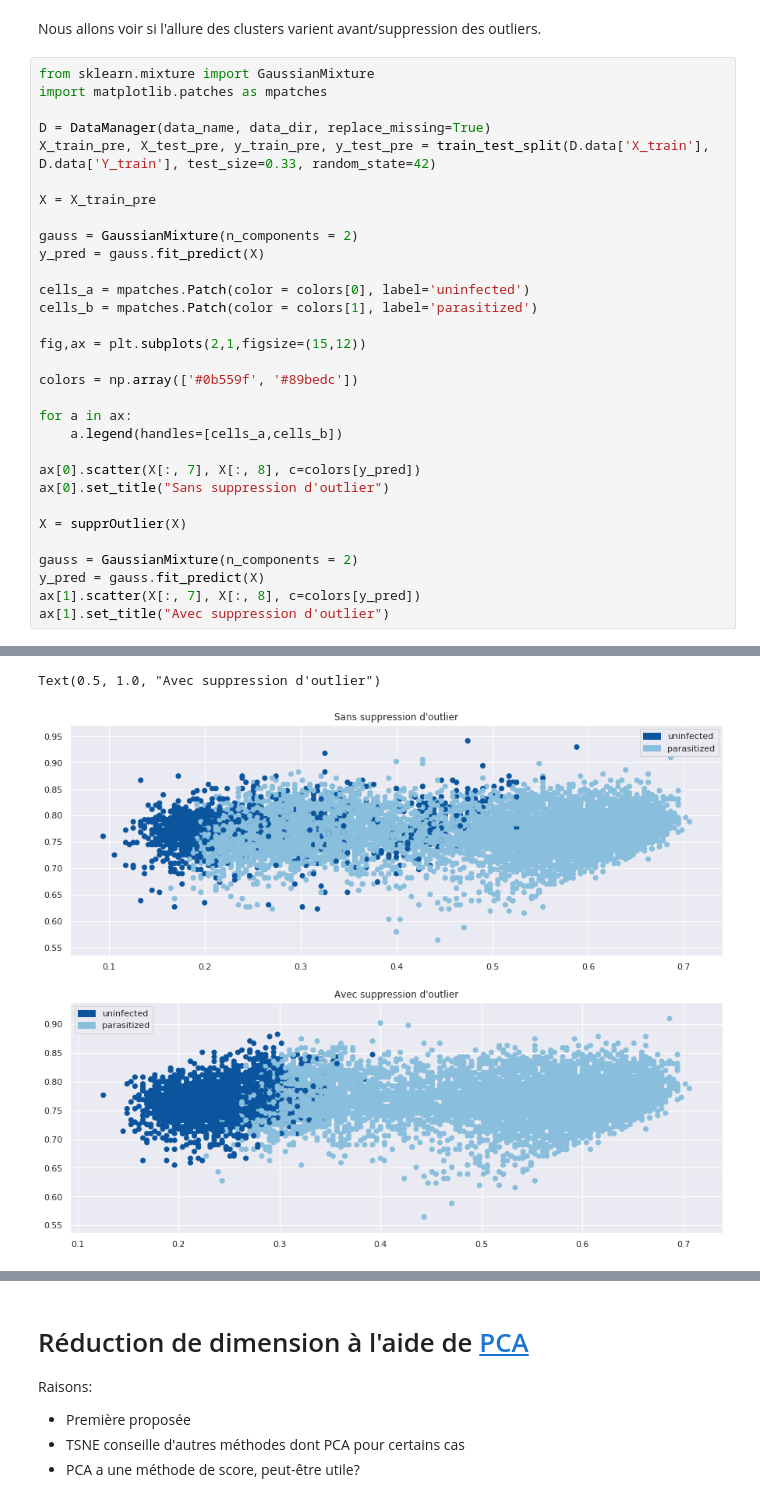
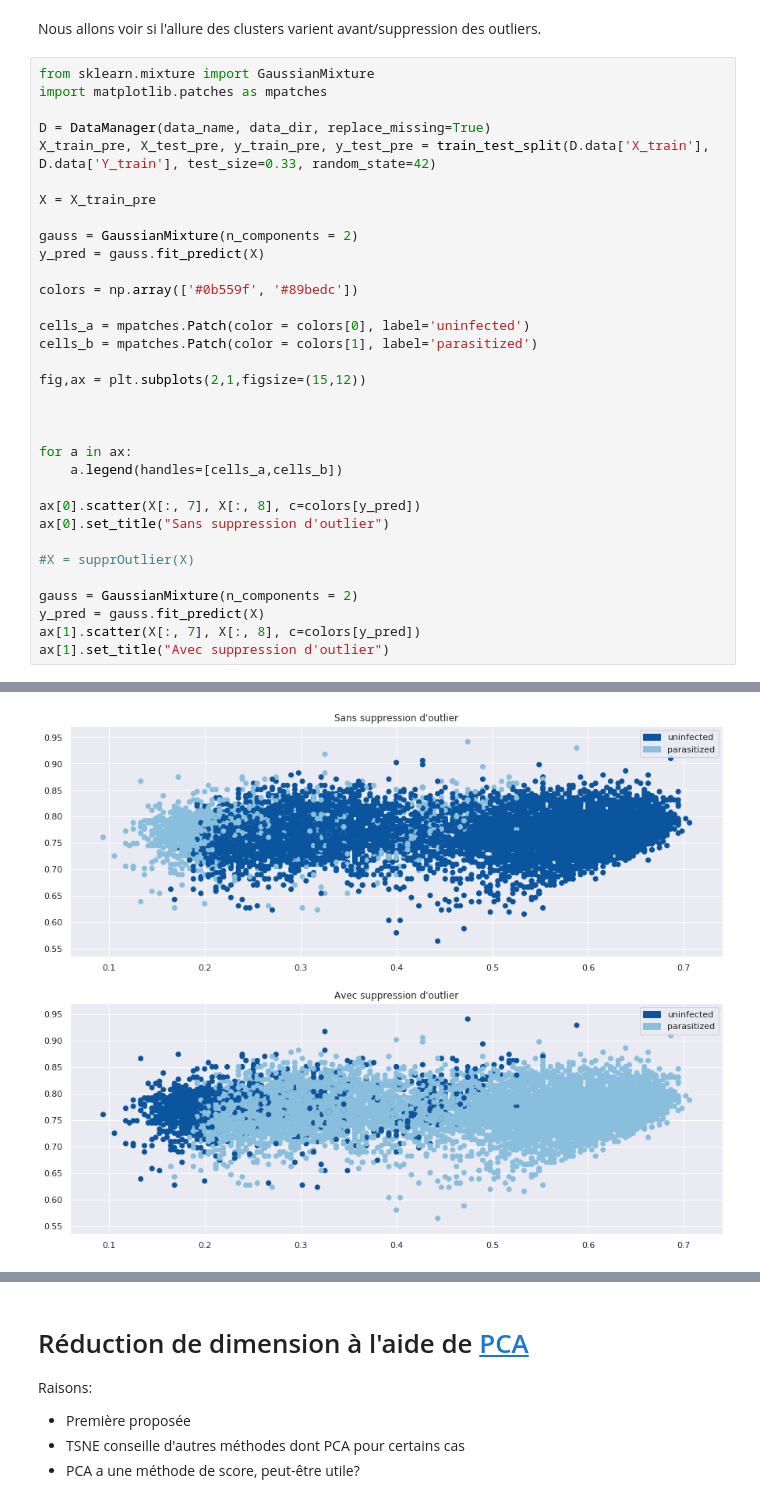
Before and after one commit to PhamAlexT/MOSQUITO, a Jupyter notebook: starting_kit/README_preprocessing.ipynb, the cells around one changed output, grey strips where cells are left out. Cells and saved outputs as stored; diff of their text form.

```diff
--- a/starting_kit/README_preprocessing.ipynb
+++ b/starting_kit/README_preprocessing.ipynb
@@ -675,12 +681,14 @@ X = X_train_pre
 gauss = GaussianMixture(n_components = 2)
 y_pred = gauss.fit_predict(X)
 
+colors = np.array(['#0b559f', '#89bedc'])
+
 cells_a = mpatches.Patch(color = colors[0], label='uninfected')
 cells_b = mpatches.Patch(color = colors[1], label='parasitized')
 
 fig,ax = plt.subplots(2,1,figsize=(15,12))
 
-colors = np.array(['#0b559f', '#89bedc'])
+
 
 for a in ax:
     a.legend(handles=[cells_a,cells_b])
@@ -688,7 +696,7 @@ for a in ax:
 ax[0].scatter(X[:, 7], X[:, 8], c=colors[y_pred])
 ax[0].set_title("Sans suppression d'outlier")
 
-X = supprOutlier(X)
+#X = supprOutlier(X)
 
 gauss = GaussianMixture(n_components = 2)
 y_pred = gauss.fit_predict(X)
@@ -700,2 +708 @@ Pourcentage d'outlier: 10.003%:
-Text(0.5, 1.0, "Avec suppression d'outlier")
-[figure, old version]
+[figure, new version]
```
Also changed, not shown: parts of 21 cells of this notebook.
